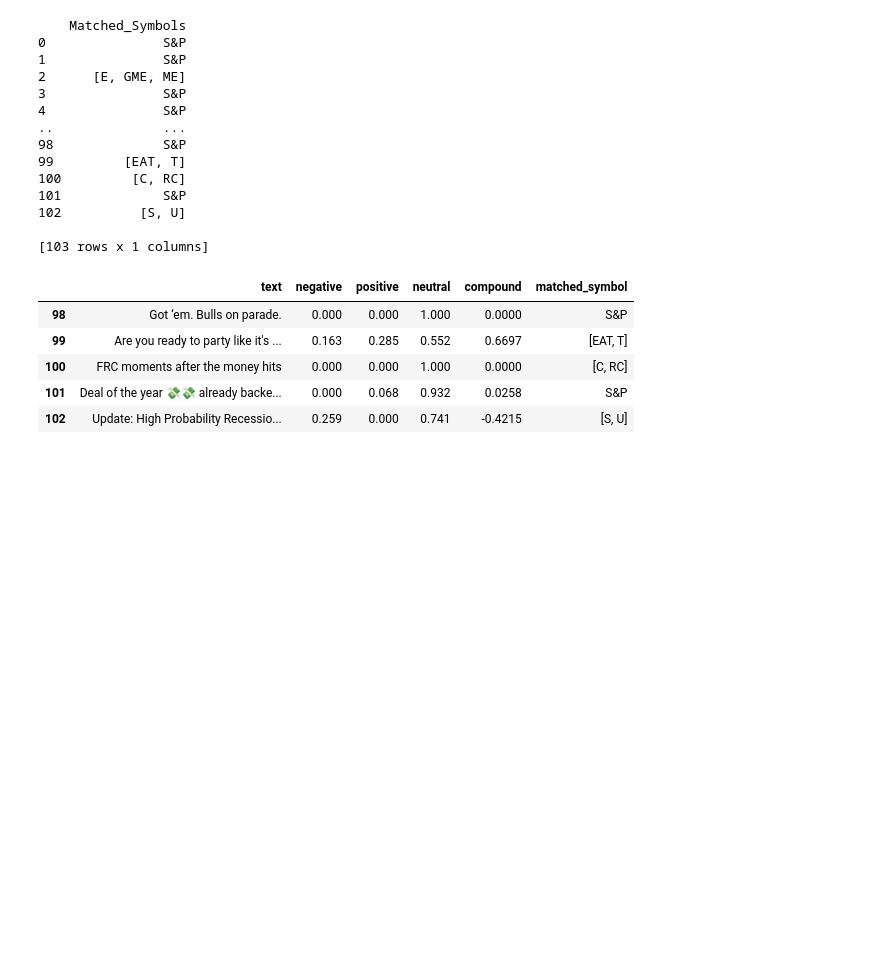
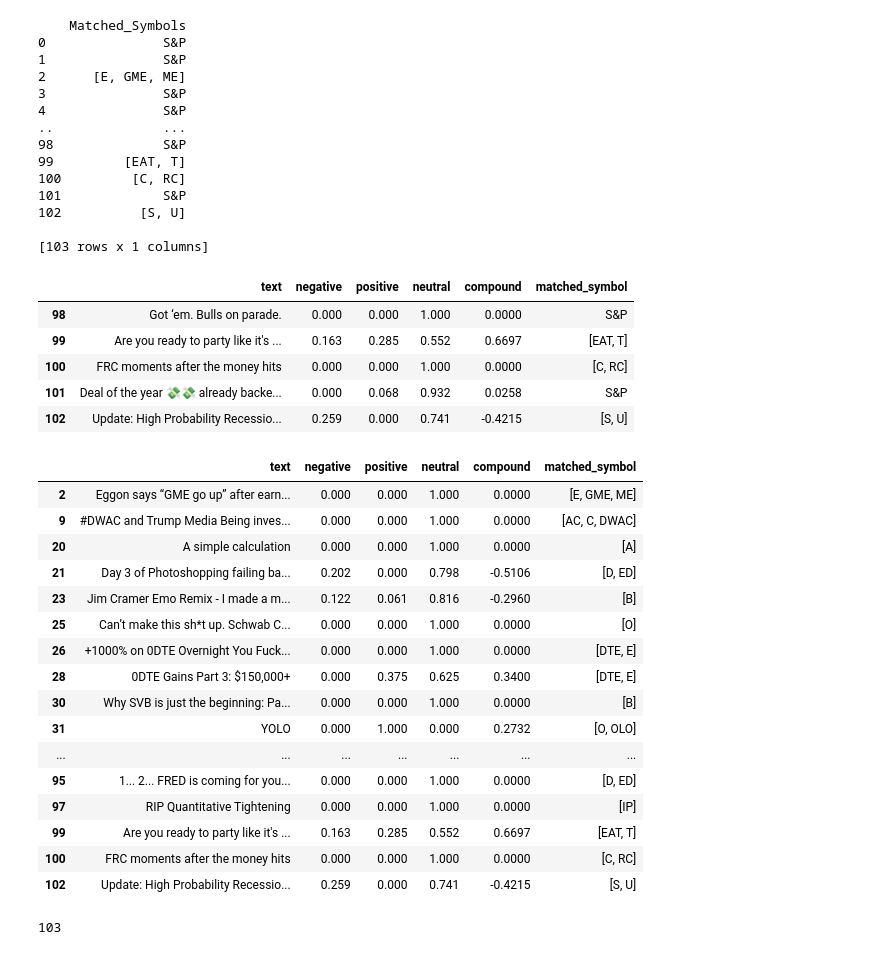
Before and after one commit to Christopher-jason/cjs-dissertation, a Jupyter notebook: Stocks/stocks_screener.ipynb, the cells around one changed output. Saved outputs shown, nothing was run; the diff lists cells and outputs as text; code cells hidden in the pictures; blank space fills up the shorter version.

```diff
--- a/Stocks/stocks_screener.ipynb
+++ b/Stocks/stocks_screener.ipynb
@@ -136,0 +250,40 @@ print(dates[1])
+# %%
+import re
+import pandas as pd
+
+# Assuming you have the dictionary with keys as dates and sentences as values
+# Assuming you have the "symbols" dataframe with "Symbol", "Dollar_Symbol", and "Name" columns
+
+# Function to find matches using regular expressions
+def find_matches(sentence, symbol_list):
+    matches = []
+    for symbol in symbol_list:
+        if pd.notna(symbol):  # Skip NaN values in the symbol_list
+            pattern = r"\b" + re.escape(str(symbol)) + r"\b"
+            if re.search(pattern, sentence):
+                matches.append(symbol)
+    return matches
+
+# List to store the results
+results = []
+
+# Iterate through each date and its sentences in the dictionary
+for date, sentences in date_data_dict.items():
+    # Iterate through each sentence
+    for sentence in sentences:
+        # Find matches for each sentence with "Symbol" and "Dollar_Symbol" columns
+        matches_symbols = find_matches(sentence, symbols['Symbol'].tolist())
+        matches_dollar_symbols = find_matches(sentence, symbols['Dollar_Symbol'].tolist())
+        all_matches = matches_symbols + matches_dollar_symbols
+        #if all_matches is empty then save then input "S&P"
+        if not all_matches:
+            all_matches = ['S&P']
+
+        # Append the results to the list
+        results.append((date, sentence, all_matches))
+
+# Create a new DataFrame to store the results
+tickers = pd.DataFrame(results, columns=["date", "Sentences", "matches"])
+
+# Print the result DataFrame
+print(tickers)
@@ -544,3 +925,29 @@ vader.tail()
 | 100 | FRC moments after the money hits | 0.000 | 0.000 | 1.000 | 0.0000 | [C, RC] |
 | 101 | Deal of the year 💸💸 already backe... | 0.000 | 0.068 | 0.932 | 0.0258 | S&P |
 | 102 | Update: High Probability Recessio... | 0.259 | 0.000 | 0.741 | -0.4215 | [S, U] |
+# %%
+#print all matched_symbols which is "S&P"
+vader[vader['matched_symbol'] != 'S&P']
+# %% [output]
+|  | text | negative | positive | neutral | compound | matched_symbol |
+| 2 | Eggon says “GME go up” after earn... | 0.000 | 0.000 | 1.000 | 0.0000 | [E, GME, ME] |
+| 9 | #DWAC and Trump Media Being inves... | 0.000 | 0.000 | 1.000 | 0.0000 | [AC, C, DWAC] |
+| 20 | A simple calculation | 0.000 | 0.000 | 1.000 | 0.0000 | [A] |
+| 21 | Day 3 of Photoshopping failing ba... | 0.202 | 0.000 | 0.798 | -0.5106 | [D, ED] |
+| 23 | Jim Cramer Emo Remix - I made a m... | 0.122 | 0.061 | 0.816 | -0.2960 | [B] |
+| 25 | Can’t make this sh*t up. Schwab C... | 0.000 | 0.000 | 1.000 | 0.0000 | [O] |
+| 26 | +1000% on 0DTE Overnight You Fuck... | 0.000 | 0.000 | 1.000 | 0.0000 | [DTE, E] |
+| 28 | 0DTE Gains Part 3: $150,000+ | 0.000 | 0.375 | 0.625 | 0.3400 | [DTE, E] |
+| 30 | Why SVB is just the beginning: Pa... | 0.000 | 0.000 | 1.000 | 0.0000 | [B] |
+| 31 | YOLO | 0.000 | 1.000 | 0.000 | 0.2732 | [O, OLO] |
+| ... | ... | ... | ... | ... | ... | ... |
+| 95 | 1... 2... FRED is coming for you... | 0.000 | 0.000 | 1.000 | 0.0000 | [D, ED] |
+| 97 | RIP Quantitative Tightening | 0.000 | 0.000 | 1.000 | 0.0000 | [IP] |
+| 99 | Are you ready to party like it's ... | 0.163 | 0.285 | 0.552 | 0.6697 | [EAT, T] |
+| 100 | FRC moments after the money hits | 0.000 | 0.000 | 1.000 | 0.0000 | [C, RC] |
+| 102 | Update: High Probability Recessio... | 0.259 | 0.000 | 0.741 | -0.4215 | [S, U] |
+# %%
+#number of enteries in vader
+len(vader)
+# %% [output]
+103
```
Also changed, not shown: parts of 25 cells of this notebook, 9 other files.
